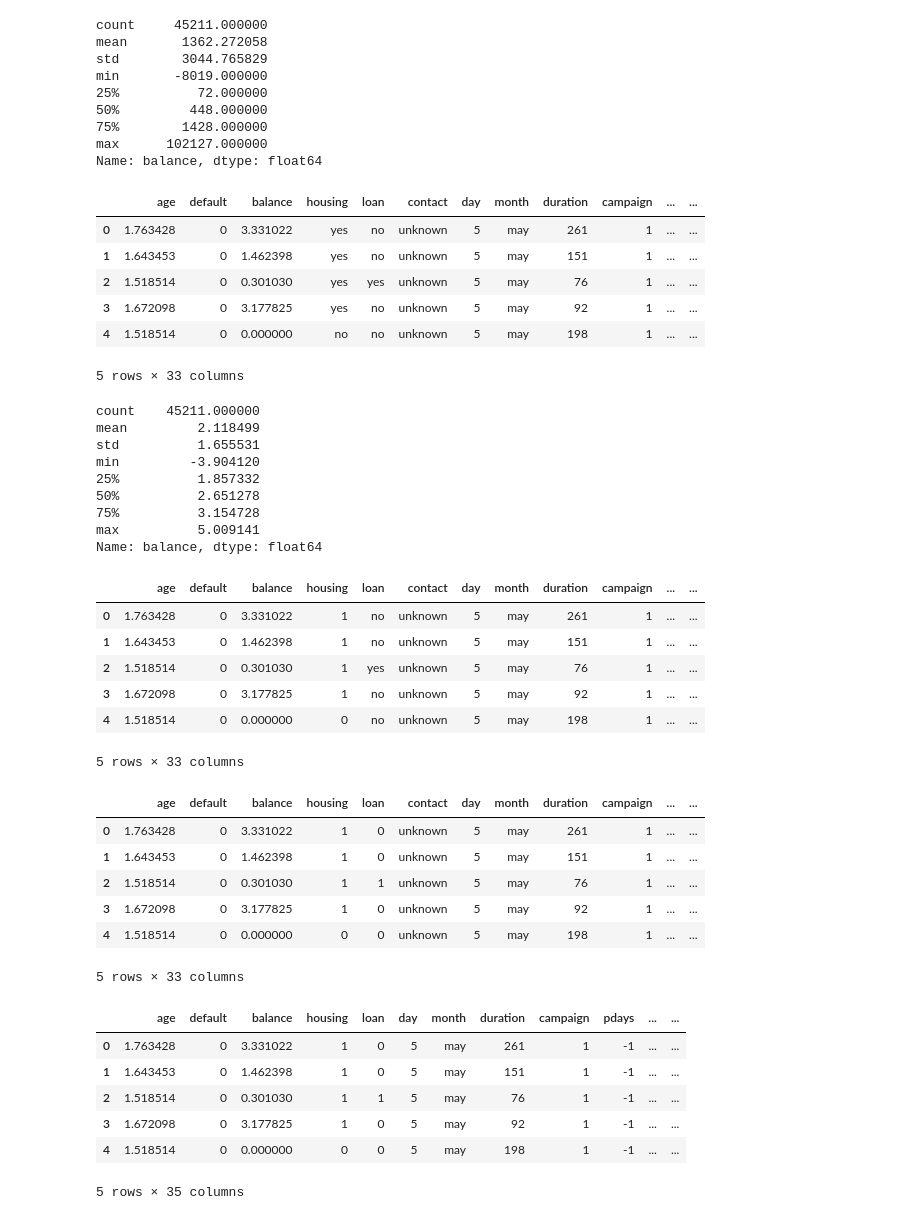
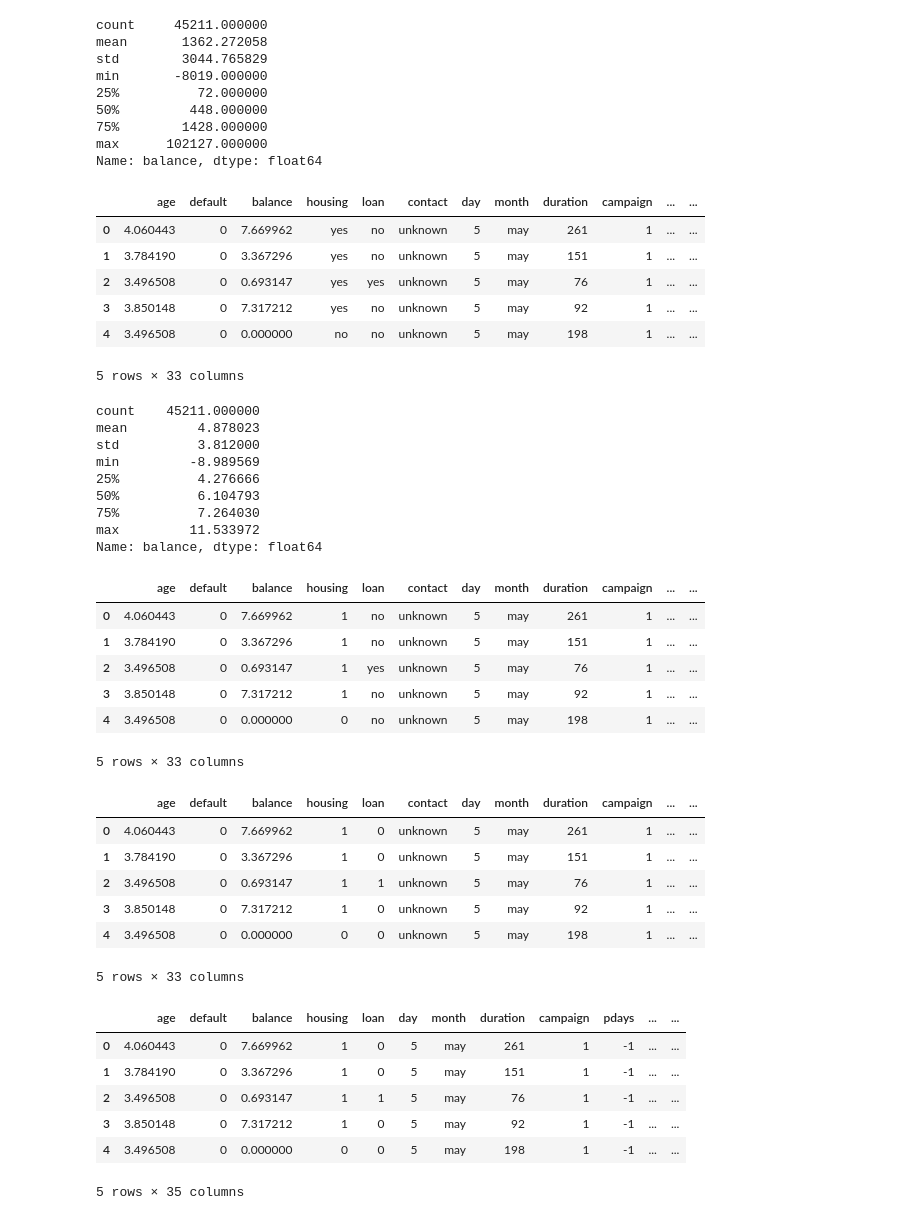
Before and after one commit to leandropaiva83/Bank, a Jupyter notebook: Bank.ipynb, the cells around one changed output. Drawn from its saved outputs; the diff is of its cells as text; code cells hidden in the pictures.

```diff
--- a/Bank.ipynb
+++ b/Bank.ipynb
@@ -73,6 +82,3 @@ min         18.000000
 75%         48.000000
 max         95.000000
 Name: age, dtype: float64
-# %%
-dataBankTran['age'] = dataBankTran['age'].apply(np.log10)
-dataBankTran['age'].describe()
@@ -88,0 +85,4 @@ Name: age, dtype: float64
+# %%
+#Decidi aplicar logaritmo nessa base para evitar que dados tenham muito peso sobre os demais
+dataBankTran['age'] = dataBankTran['age'].apply(np.log)
+dataBankTran['age'].describe()
@@ -139,59 +152,63 @@ min       -8019.000000
 max      102127.000000
 Name: balance, dtype: float64
 # %%
-dataBankTran['balance'] = dataBankTran['balance'].apply(lambda x: math.log10(x) if x > 0 else (-1 * math.log10(-1*x)) if x < 0 else 0)
+#Decidi aplicar logaritmo nessa base para evitar que dados tenham muito peso sobre os demais
+dataBankTran['balance'] = dataBankTran['balance'].apply(lambda x: math.log(x) if x > 0 else (-1 * math.log(-1*x)) if x < 0 else 0)
 dataBankTran.head()
 # %% [output]
 |  | age | default | balance | housing | loan | contact | day | month | duration | campaign | ... | ... |
-| 0 | 1.763428 | 0 | 3.331022 | yes | no | unknown | 5 | may | 261 | 1 | ... | ... |
-| 1 | 1.643453 | 0 | 1.462398 | yes | no | unknown | 5 | may | 151 | 1 | ... | ... |
-| 2 | 1.518514 | 0 | 0.301030 | yes | yes | unknown | 5 | may | 76 | 1 | ... | ... |
-| 3 | 1.672098 | 0 | 3.177825 | yes | no | unknown | 5 | may | 92 | 1 | ... | ... |
-| 4 | 1.518514 | 0 | 0.000000 | no | no | unknown | 5 | may | 198 | 1 | ... | ... |
+| 0 | 4.060443 | 0 | 7.669962 | yes | no | unknown | 5 | may | 261 | 1 | ... | ... |
+| 1 | 3.784190 | 0 | 3.367296 | yes | no | unknown | 5 | may | 151 | 1 | ... | ... |
+| 2 | 3.496508 | 0 | 0.693147 | yes | yes | unknown | 5 | may | 76 | 1 | ... | ... |
+| 3 | 3.850148 | 0 | 7.317212 | yes | no | unknown | 5 | may | 92 | 1 | ... | ... |
+| 4 | 3.496508 | 0 | 0.000000 | no | no | unknown | 5 | may | 198 | 1 | ... | ... |
 5 rows × 33 columns
 # %%
 dataBankTran['balance'].describe()
 # %% [output]
 count    45211.000000
-mean         2.118499
-std          1.655531
-min         -3.904120
-25%          1.857332
-50%          2.651278
-75%          3.154728
-max          5.009141
+mean         4.878023
+std          3.812000
+min         -8.989569
+25%          4.276666
+50%          6.104793
+75%          7.264030
+max         11.533972
 Name: balance, dtype: float64
 # %%
+#transformando os dados string para numericos
 dataBankTran['housing'] = np.where(dataBankTran['housing'].str.contains('yes'), 1, 0)
 dataBankTran.head()
 # %% [output]
 |  | age | default | balance | housing | loan | contact | day | month | duration | campaign | ... | ... |
-| 0 | 1.763428 | 0 | 3.331022 | 1 | no | unknown | 5 | may | 261 | 1 | ... | ... |
-| 1 | 1.643453 | 0 | 1.462398 | 1 | no | unknown | 5 | may | 151 | 1 | ... | ... |
-| 2 | 1.518514 | 0 | 0.301030 | 1 | yes | unknown | 5 | may | 76 | 1 | ... | ... |
-| 3 | 1.672098 | 0 | 3.177825 | 1 | no | unknown | 5 | may | 92 | 1 | ... | ... |
-| 4 | 1.518514 | 0 | 0.000000 | 0 | no | unknown | 5 | may | 198 | 1 | ... | ... |
+| 0 | 4.060443 | 0 | 7.669962 | 1 | no | unknown | 5 | may | 261 | 1 | ... | ... |
+| 1 | 3.784190 | 0 | 3.367296 | 1 | no | unknown | 5 | may | 151 | 1 | ... | ... |
+| 2 | 3.496508 | 0 | 0.693147 | 1 | yes | unknown | 5 | may | 76 | 1 | ... | ... |
+| 3 | 3.850148 | 0 | 7.317212 | 1 | no | unknown | 5 | may | 92 | 1 | ... | ... |
+| 4 | 3.496508 | 0 | 0.000000 | 0 | no | unknown | 5 | may | 198 | 1 | ... | ... |
 5 rows × 33 columns
 # %%
+#Transformando os dados string para numerico
 dataBankTran['loan'] = np.where(dataBankTran['loan'].str.contains('yes'), 1, 0)
 dataBankTran.head()
 # %% [output]
 |  | age | default | balance | housing | loan | contact | day | month | duration | campaign | ... | ... |
-| 0 | 1.763428 | 0 | 3.331022 | 1 | 0 | unknown | 5 | may | 261 | 1 | ... | ... |
-| 1 | 1.643453 | 0 | 1.462398 | 1 | 0 | unknown | 5 | may | 151 | 1 | ... | ... |
-| 2 | 1.518514 | 0 | 0.301030 | 1 | 1 | unknown | 5 | may | 76 | 1 | ... | ... |
-| 3 | 1.672098 | 0 | 3.177825 | 1 | 0 | unknown | 5 | may | 92 | 1 | ... | ... |
-| 4 | 1.518514 | 0 | 0.000000 | 0 | 0 | unknown | 5 | may | 198 | 1 | ... | ... |
+| 0 | 4.060443 | 0 | 7.669962 | 1 | 0 | unknown | 5 | may | 261 | 1 | ... | ... |
+| 1 | 3.784190 | 0 | 3.367296 | 1 | 0 | unknown | 5 | may | 151 | 1 | ... | ... |
+| 2 | 3.496508 | 0 | 0.693147 | 1 | 1 | unknown | 5 | may | 76 | 1 | ... | ... |
+| 3 | 3.850148 | 0 | 7.317212 | 1 | 0 | unknown | 5 | may | 92 | 1 | ... | ... |
+| 4 | 3.496508 | 0 | 0.000000 | 0 | 0 | unknown | 5 | may | 198 | 1 | ... | ... |
 5 rows × 33 columns
 # %%
+#mais uma vez aplicado a tecnica de one hot encode
 dataBankTran = pd.get_dummies(dataBankTran, columns=['contact'], prefix = ['contact'])
 dataBankTran.head()
 # %% [output]
 |  | age | default | balance | housing | loan | day | month | duration | campaign | pdays | ... | ... |
-| 0 | 1.763428 | 0 | 3.331022 | 1 | 0 | 5 | may | 261 | 1 | -1 | ... | ... |
-| 1 | 1.643453 | 0 | 1.462398 | 1 | 0 | 5 | may | 151 | 1 | -1 | ... | ... |
-| 2 | 1.518514 | 0 | 0.301030 | 1 | 1 | 5 | may | 76 | 1 | -1 | ... | ... |
-| 3 | 1.672098 | 0 | 3.177825 | 1 | 0 | 5 | may | 92 | 1 | -1 | ... | ... |
-| 4 | 1.518514 | 0 | 0.000000 | 0 | 0 | 5 | may | 198 | 1 | -1 | ... | ... |
+| 0 | 4.060443 | 0 | 7.669962 | 1 | 0 | 5 | may | 261 | 1 | -1 | ... | ... |
+| 1 | 3.784190 | 0 | 3.367296 | 1 | 0 | 5 | may | 151 | 1 | -1 | ... | ... |
+| 2 | 3.496508 | 0 | 0.693147 | 1 | 1 | 5 | may | 76 | 1 | -1 | ... | ... |
+| 3 | 3.850148 | 0 | 7.317212 | 1 | 0 | 5 | may | 92 | 1 | -1 | ... | ... |
+| 4 | 3.496508 | 0 | 0.000000 | 0 | 0 | 5 | may | 198 | 1 | -1 | ... | ... |
 5 rows × 35 columns
 # %%
```
Also changed, not shown: parts of 47 cells of this notebook.
